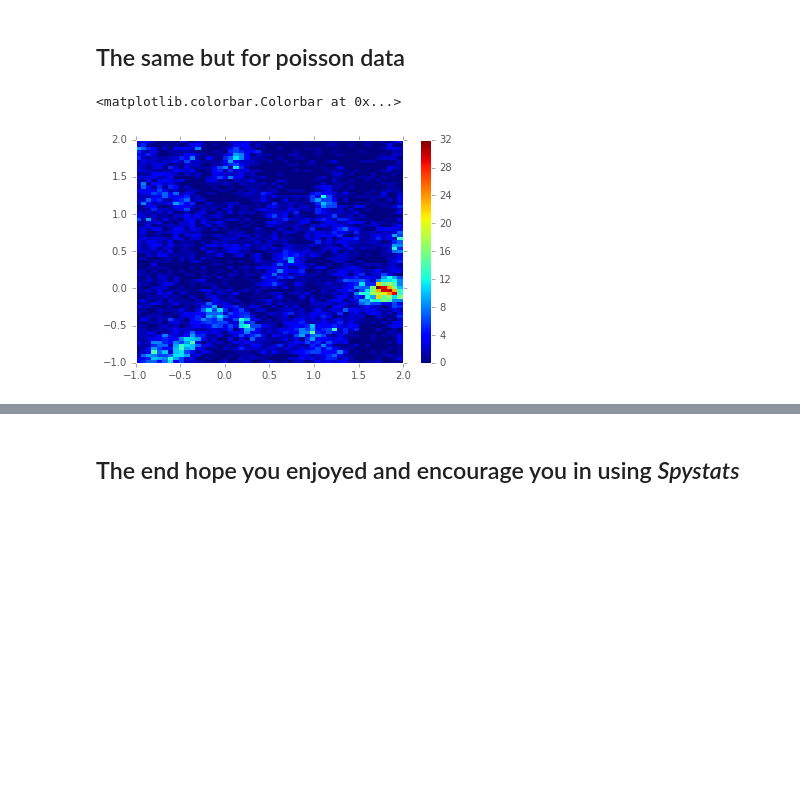
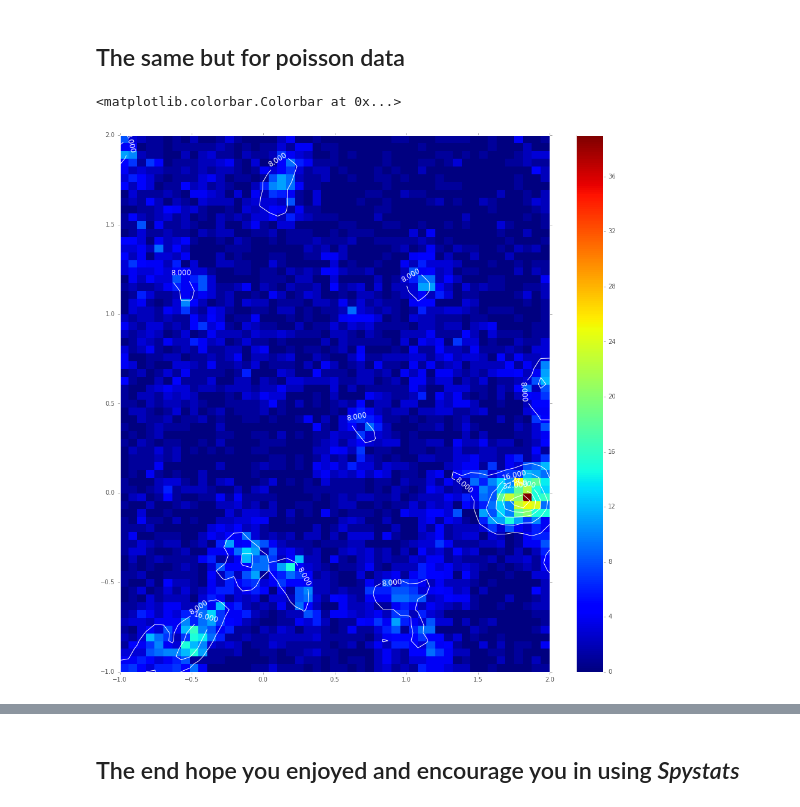
Before and after one commit to molgor/spystats, a Jupyter notebook: notebooks/demo/Getting started with Spystats.ipynb, the cells around one changed output, grey strips where cells are left out. Saved outputs shown, nothing was run; the diff lists cells and outputs as text; code cells hidden in the pictures; blank space fills up the shorter version.

```diff
--- a/notebooks/demo/Getting started with Spystats.ipynb
+++ b/notebooks/demo/Getting started with Spystats.ipynb
@@ -369,15 +376,16 @@ plt.pcolormesh(a,b,c)
 # %% [markdown]
 ## The same but for poisson data
 # %%
-#fig = plt.figure(figsize=(16,16), dpi= 80, facecolor='w', edgecolor='w')
+fig = plt.figure(figsize=(16,16), dpi= 80, facecolor='w', edgecolor='w')
 #grid.plot(column='sim')
-alpha = 0.01
-#CS = plt.contour(a,b,np.exp(c),c='k',lw=2.0)
-plt.pcolormesh(a,b,poisson.rvs(np.exp(alpha + c)))
+alpha = 0.5
+CS = plt.contour(a,b,np.exp(alpha + c),colors='white',lw=2.0)
+plt.clabel(CS, fontsize=12, inline=1)
+plt.pcolormesh(a,b,poisson.rvs(np.exp((alpha * np.random.normal() + c ))))
 
 #plt.scatter(grid.Lon,grid.Lat,c=np.exp(alpha + grid.sim),s=150)
 plt.colorbar()
 # %% [output]
 <matplotlib.colorbar.Colorbar at 0x...>
-[figure, old version]
+[figure, new version]
 # %%
```
Also changed, not shown: parts of 8 cells of this notebook, 6 other files.
